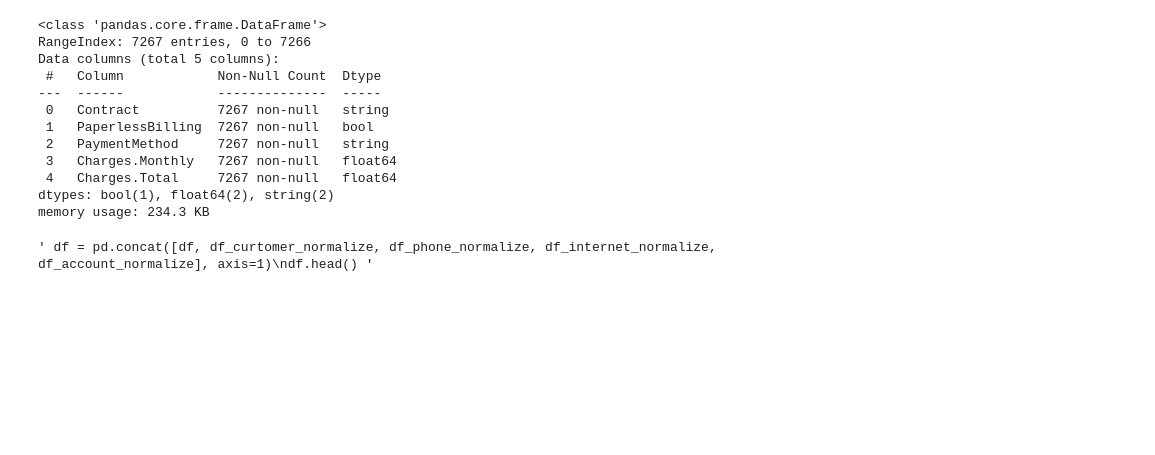
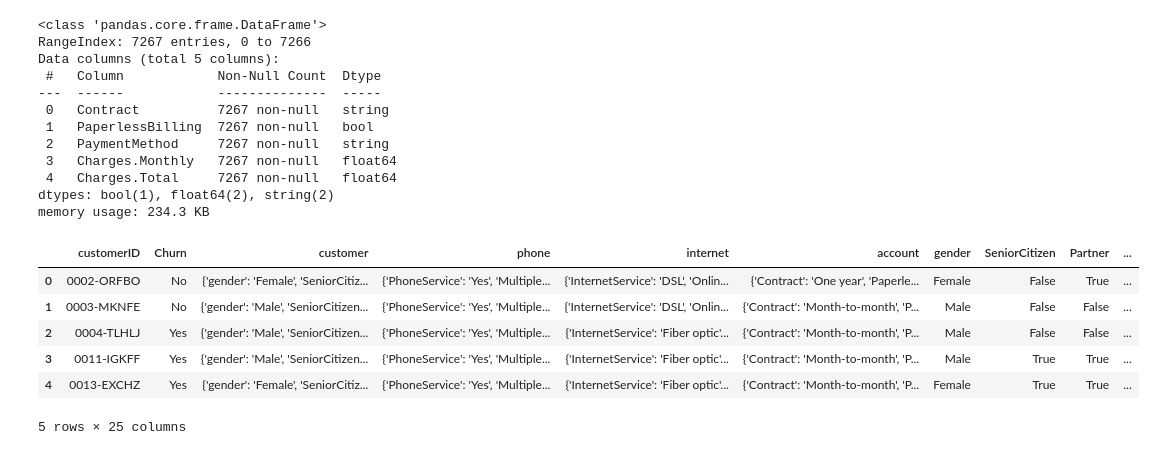
Before and after one commit to CarlitoUwU/Telecom-Challenge, a Jupyter notebook: Telecom-X.ipynb, the cells around one changed output. Cells and saved outputs as stored; diff of their text form; code cells hidden in the pictures; blank space fills up the shorter version.

Commit message:
dataframe normalizado

```diff
--- a/Telecom-X.ipynb
+++ b/Telecom-X.ipynb
@@ -368,8 +368,14 @@ Data columns (total 5 columns):
 dtypes: bool(1), float64(2), string(2)
 memory usage: 234.3 KB
 # %%
-""" df = pd.concat([df, df_curtomer_normalize, df_phone_normalize, df_internet_normalize, df_account_normalize], axis=1)
-df.head() """
+df = pd.concat([df, df_curtomer_normalize, df_phone_normalize, df_internet_normalize, df_account_normalize], axis=1)
+df.head()
 # %% [output]
+|  | customerID | Churn | customer | phone | internet | account | gender | SeniorCitizen | Partner | ... |
+| 0 | 0002-ORFBO | No | {'gender': 'Female', 'SeniorCitiz... | {'PhoneService': 'Yes', 'Multiple... | {'InternetService': 'DSL', 'Onlin... | {'Contract': 'One year', 'Paperle... | Female | False | True | ... |
+| 1 | 0003-MKNFE | No | {'gender': 'Male', 'SeniorCitizen... | {'PhoneService': 'Yes', 'Multiple... | {'InternetService': 'DSL', 'Onlin... | {'Contract': 'Month-to-month', 'P... | Male | False | False | ... |
+| 2 | 0004-TLHLJ | Yes | {'gender': 'Male', 'SeniorCitizen... | {'PhoneService': 'Yes', 'Multiple... | {'InternetService': 'Fiber optic'... | {'Contract': 'Month-to-month', 'P... | Male | False | False | ... |
+| 3 | 0011-IGKFF | Yes | {'gender': 'Male', 'SeniorCitizen... | {'PhoneService': 'Yes', 'Multiple... | {'InternetService': 'Fiber optic'... | {'Contract': 'Month-to-month', 'P... | Male | True | True | ... |
+| 4 | 0013-EXCHZ | Yes | {'gender': 'Female', 'SeniorCitiz... | {'PhoneService': 'Yes', 'Multiple... | {'InternetService': 'Fiber optic'... | {'Contract': 'Month-to-month', 'P... | Female | True | True | ... |
-' df = pd.concat([df, df_curtomer_normalize, df_phone_normalize, df_internet_normalize, df_account_normalize], axis=1)\ndf.head() '
+5 rows × 25 columns
 # %%
```
Also changed, not shown: parts of 4 cells of this notebook.
